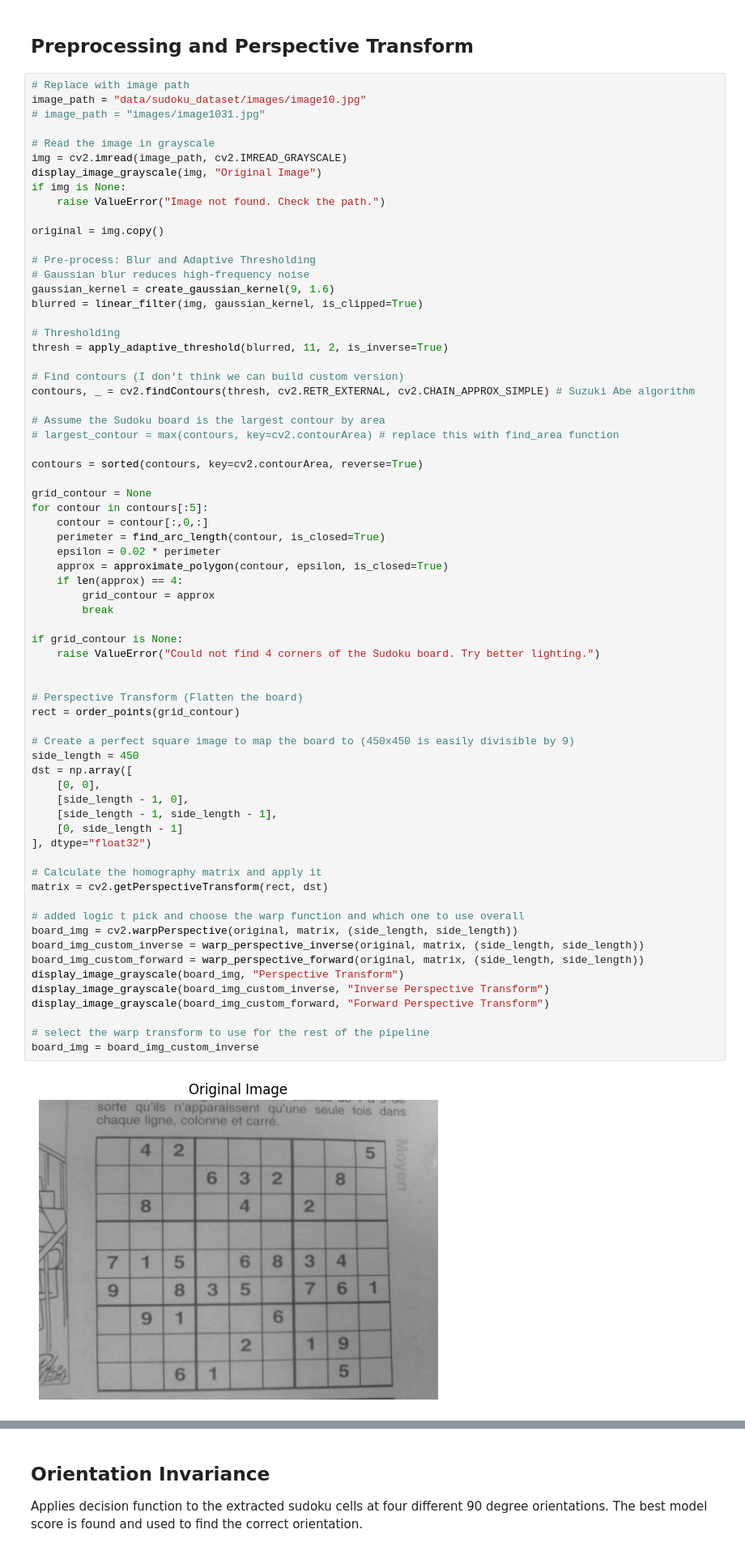
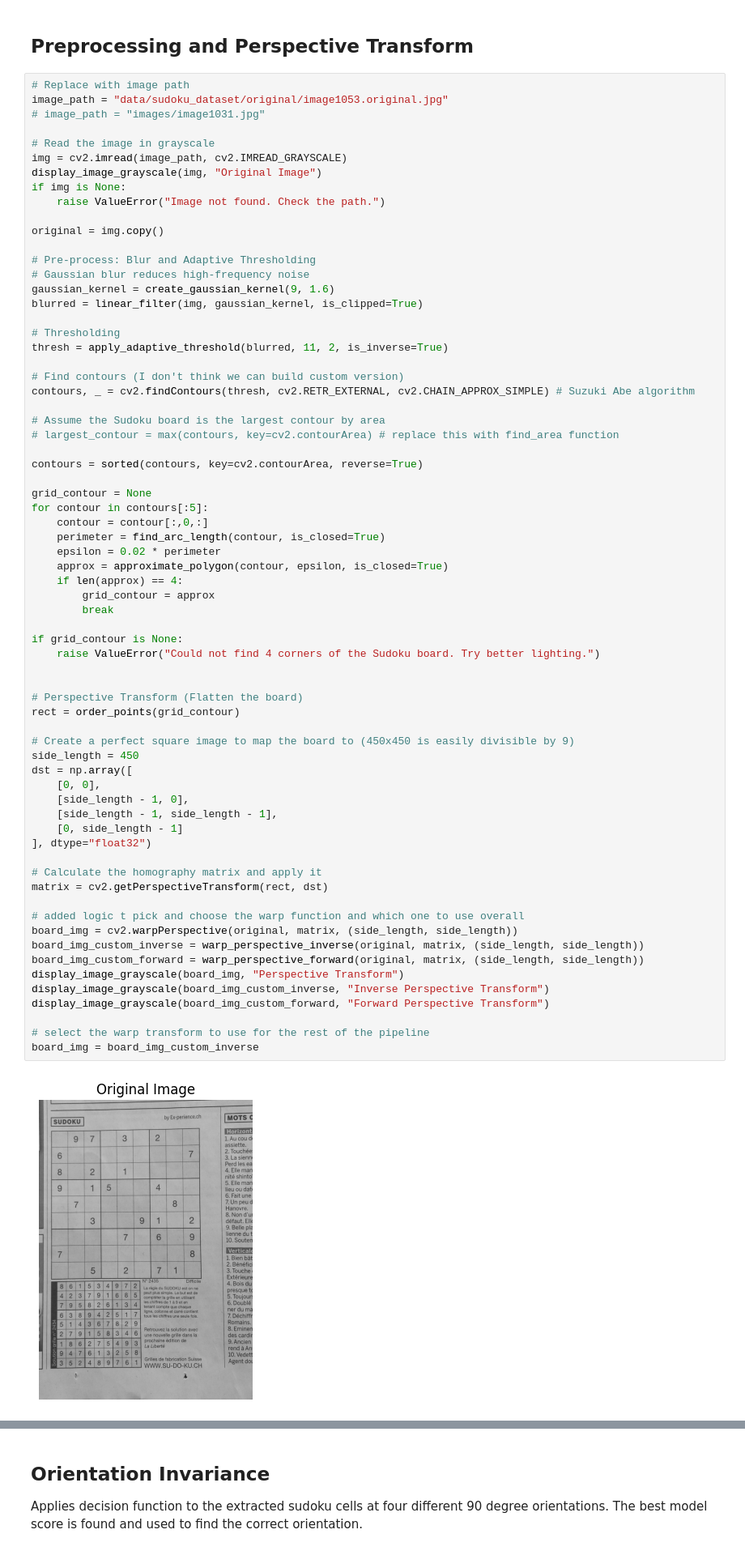
Before and after one commit to eddie-an/Optical-Sudoku-Solver, a Jupyter notebook: Image_Processing.ipynb, the cells around one changed output, grey strips where cells are left out. Shown at 81% size. Drawn from its saved outputs; the diff is of its cells as text.

```diff
--- a/Image_Processing.ipynb
+++ b/Image_Processing.ipynb
@@ -74,7 +74,7 @@ display_image_grayscale(apply_adaptive_threshold(gaussian_image, 11, 1), "Adapti
 ## Preprocessing and Perspective Transform
 # %%
 # Replace with image path
-image_path = "data/sudoku_dataset/images/image10.jpg"
+image_path = "data/sudoku_dataset/original/image1053.original.jpg"
 # image_path = "images/image1031.jpg"
 
 # Read the image in grayscale
@@ -114,31 +114,31 @@ for contour in contours[:5]:
 if grid_contour is None:
     raise ValueError("Could not find 4 corners of the Sudoku board. Try better lighting.")
 
 
 # Perspective Transform (Flatten the board)
 rect = order_points(grid_contour)
 
 # Create a perfect square image to map the board to (450x450 is easily divisible by 9)
 side_length = 450
 dst = np.array([
     [0, 0],
     [side_length - 1, 0],
     [side_length - 1, side_length - 1],
     [0, side_length - 1]
 ], dtype="float32")
 
 # Calculate the homography matrix and apply it
 matrix = cv2.getPerspectiveTransform(rect, dst)
 
 # added logic t pick and choose the warp function and which one to use overall
 board_img = cv2.warpPerspective(original, matrix, (side_length, side_length))
 board_img_custom_inverse = warp_perspective_inverse(original, matrix, (side_length, side_length))
 board_img_custom_forward = warp_perspective_forward(original, matrix, (side_length, side_length))
 display_image_grayscale(board_img, "Perspective Transform")
 display_image_grayscale(board_img_custom_inverse, "Inverse Perspective Transform")
 display_image_grayscale(board_img_custom_forward, "Forward Perspective Transform")
 
 # select the warp transform to use for the rest of the pipeline
 board_img = board_img_custom_inverse
 # %% [output]
-[figure, old version]
+[figure, new version]
```
Also changed, not shown: parts of 3 cells of this notebook, 1 other file.
